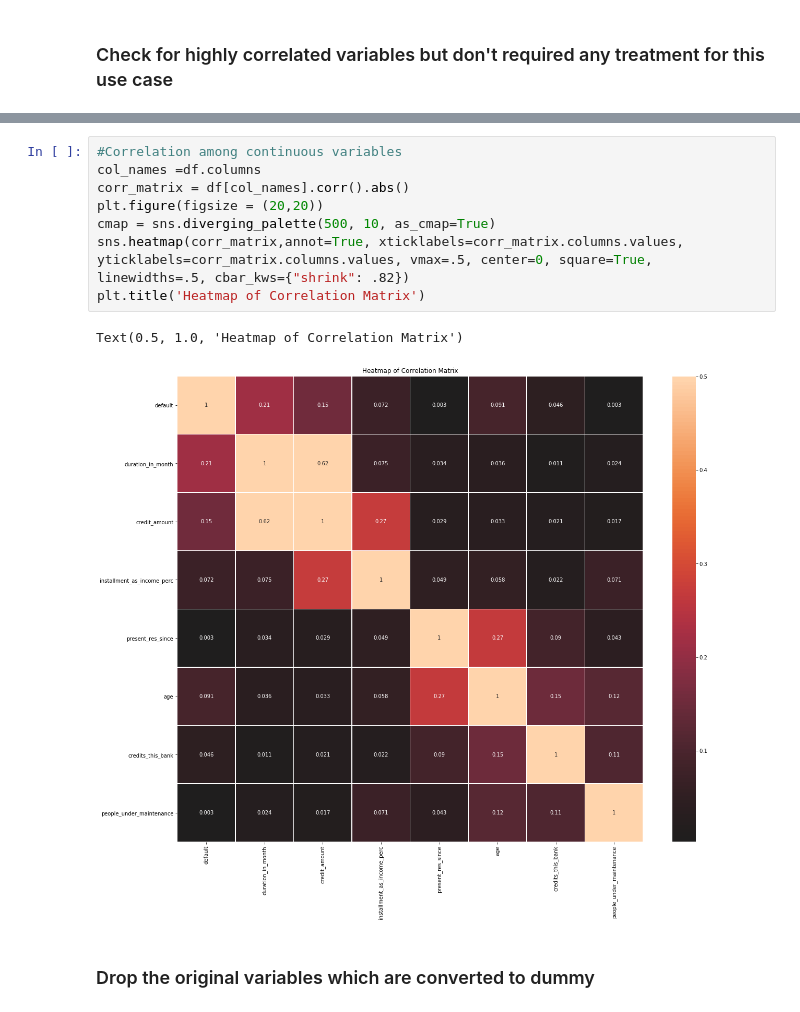
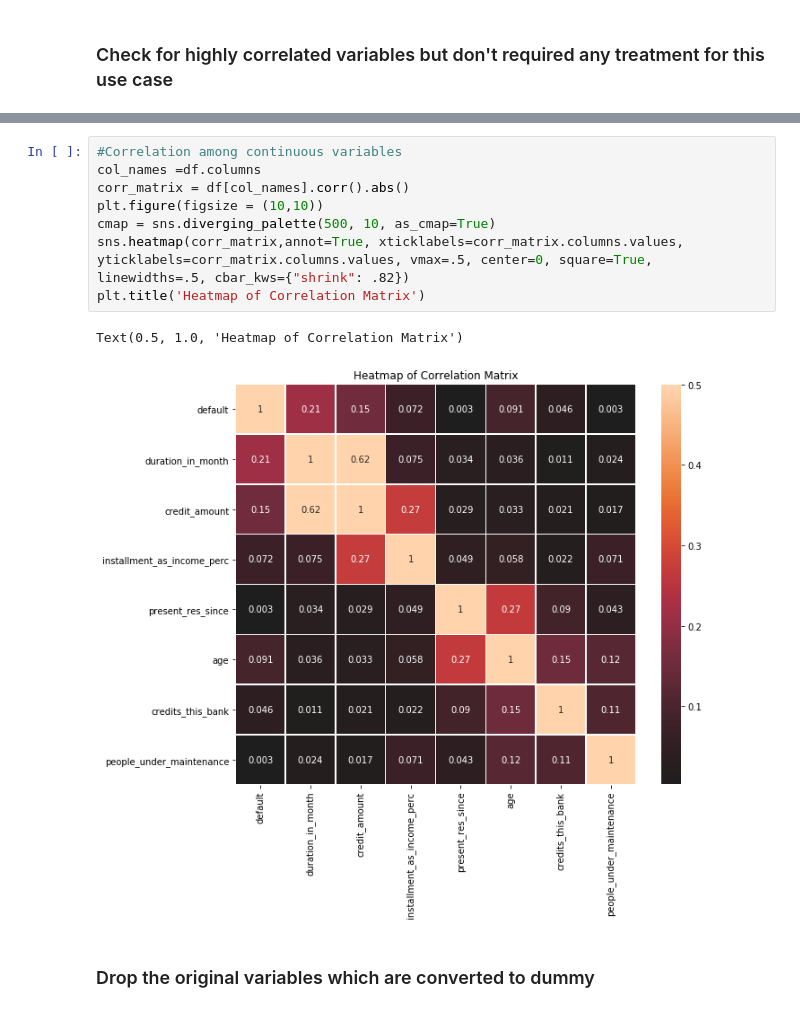
Before and after one commit to GreatLearningAIML1/bangalore-feb-batch-charulatha27, a Jupyter notebook: Lab_R4_External.ipynb, the cells around one changed output, grey strips where cells are left out. Drawn from its saved outputs; the diff is of its cells as text.

```diff
--- a/Lab_R4_External.ipynb
+++ b/Lab_R4_External.ipynb
@@ -166,14 +157,14 @@ corr
 # %%
 #Correlation among continuous variables
 col_names =df.columns
 corr_matrix = df[col_names].corr().abs()
-plt.figure(figsize = (20,20))
+plt.figure(figsize = (10,10))
 cmap = sns.diverging_palette(500, 10, as_cmap=True)
 sns.heatmap(corr_matrix,annot=True, xticklabels=corr_matrix.columns.values, yticklabels=corr_matrix.columns.values, vmax=.5, center=0, square=True, linewidths=.5, cbar_kws={"shrink": .82})
 plt.title('Heatmap of Correlation Matrix')
 # %% [output]
 Text(0.5, 1.0, 'Heatmap of Correlation Matrix')
-[figure, old version]
+[figure, new version]
 # %% [markdown]
 ### Drop the original variables which are converted to dummy
 # %%
```
Also changed, not shown: parts of 20 cells of this notebook.
